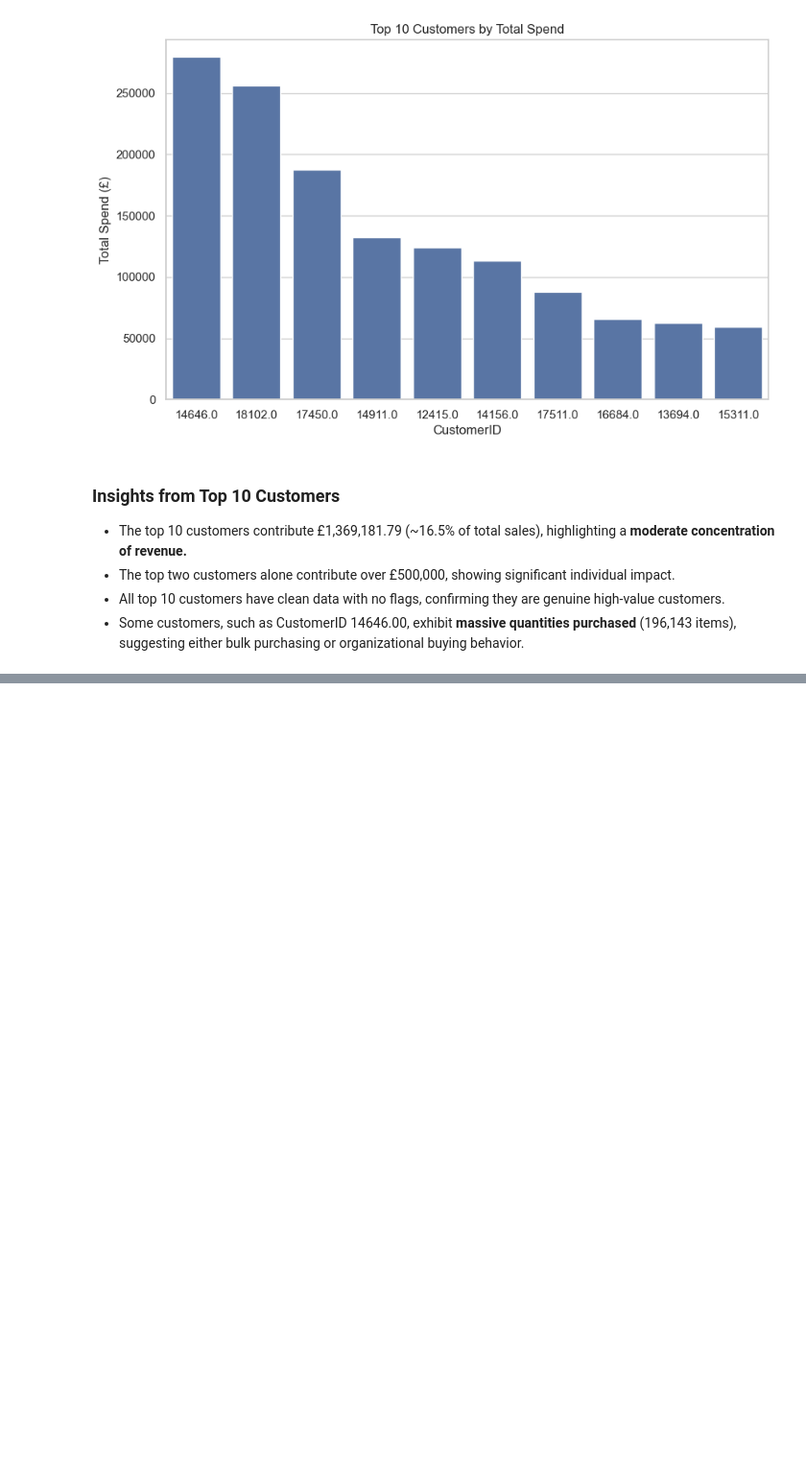
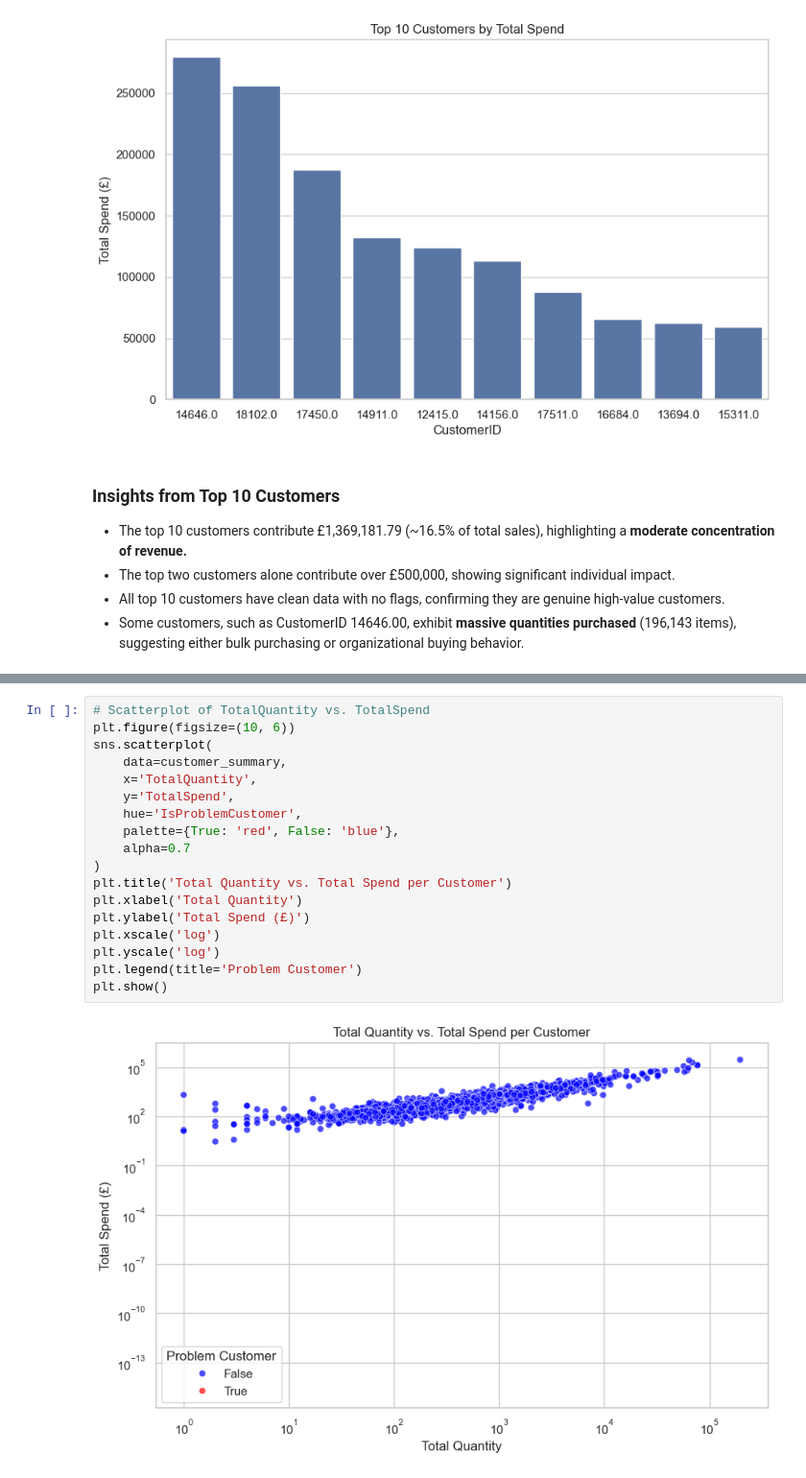
Before and after one commit to TarikBugraAy/customer-behavior-bi-project, a Jupyter notebook: notebooks/01_eda_and_cleaning.ipynb, the cells around one changed output, grey strips where cells are left out. Shown: that part at 96% size. Drawn from its saved outputs; the diff is of its cells as text; blank space fills up the shorter version.

```diff
--- a/notebooks/01_eda_and_cleaning.ipynb
+++ b/notebooks/01_eda_and_cleaning.ipynb
@@ -797,0 +804,20 @@ Top 10 customers contribute £1,369,181.79, which is 16.50% of total sales.
+# %%
+# Scatterplot of TotalQuantity vs. TotalSpend
+plt.figure(figsize=(10, 6))
+sns.scatterplot(
+    data=customer_summary,
+    x='TotalQuantity',
+    y='TotalSpend',
+    hue='IsProblemCustomer',
+    palette={True: 'red', False: 'blue'},
+    alpha=0.7
+)
+plt.title('Total Quantity vs. Total Spend per Customer')
+plt.xlabel('Total Quantity')
+plt.ylabel('Total Spend (£)')
+plt.xscale('log')
+plt.yscale('log')
+plt.legend(title='Problem Customer')
+plt.show()
+# %% [output]
+[figure, added]
```
Also changed, not shown: parts of 3 cells of this notebook.
